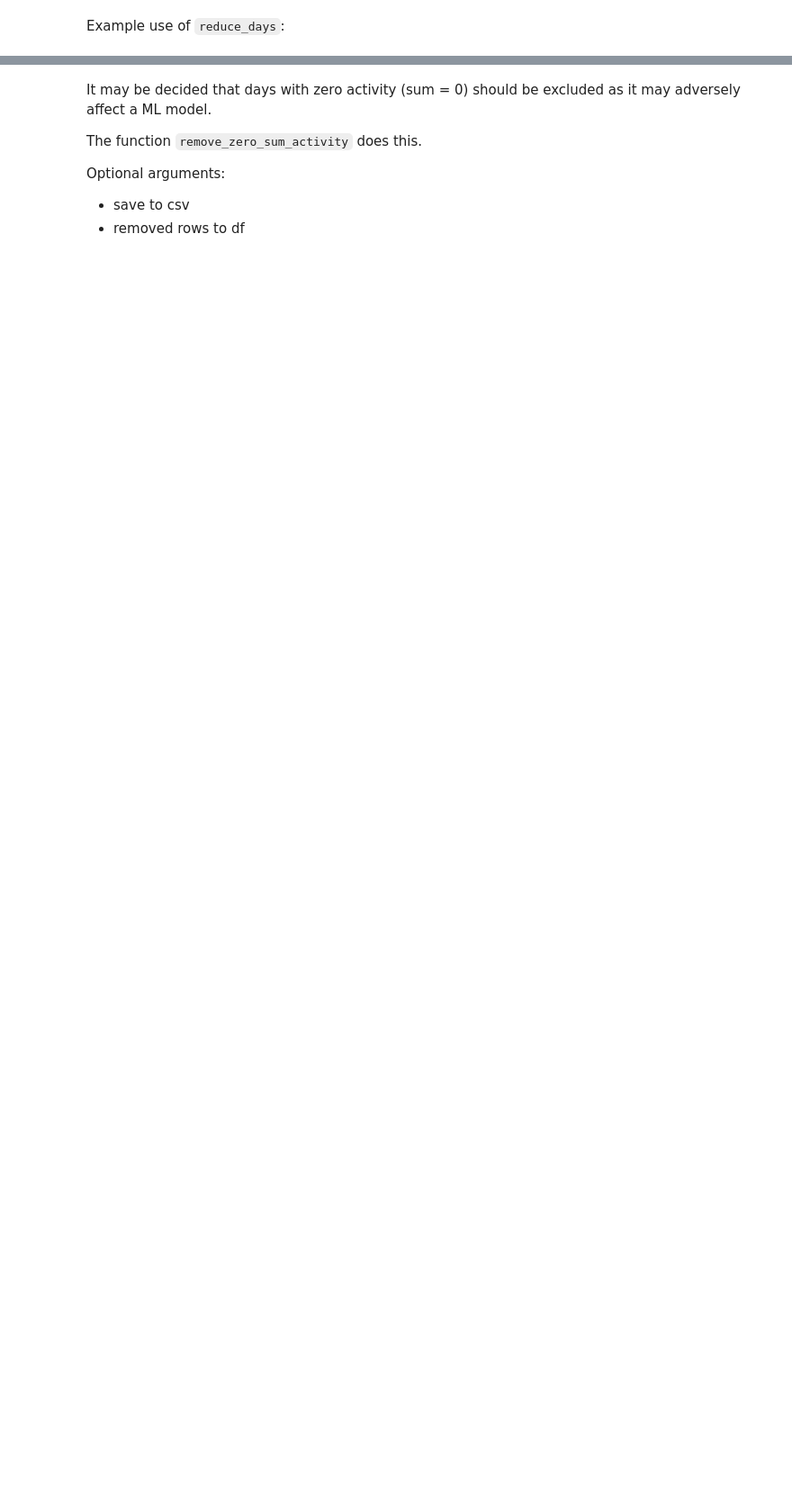
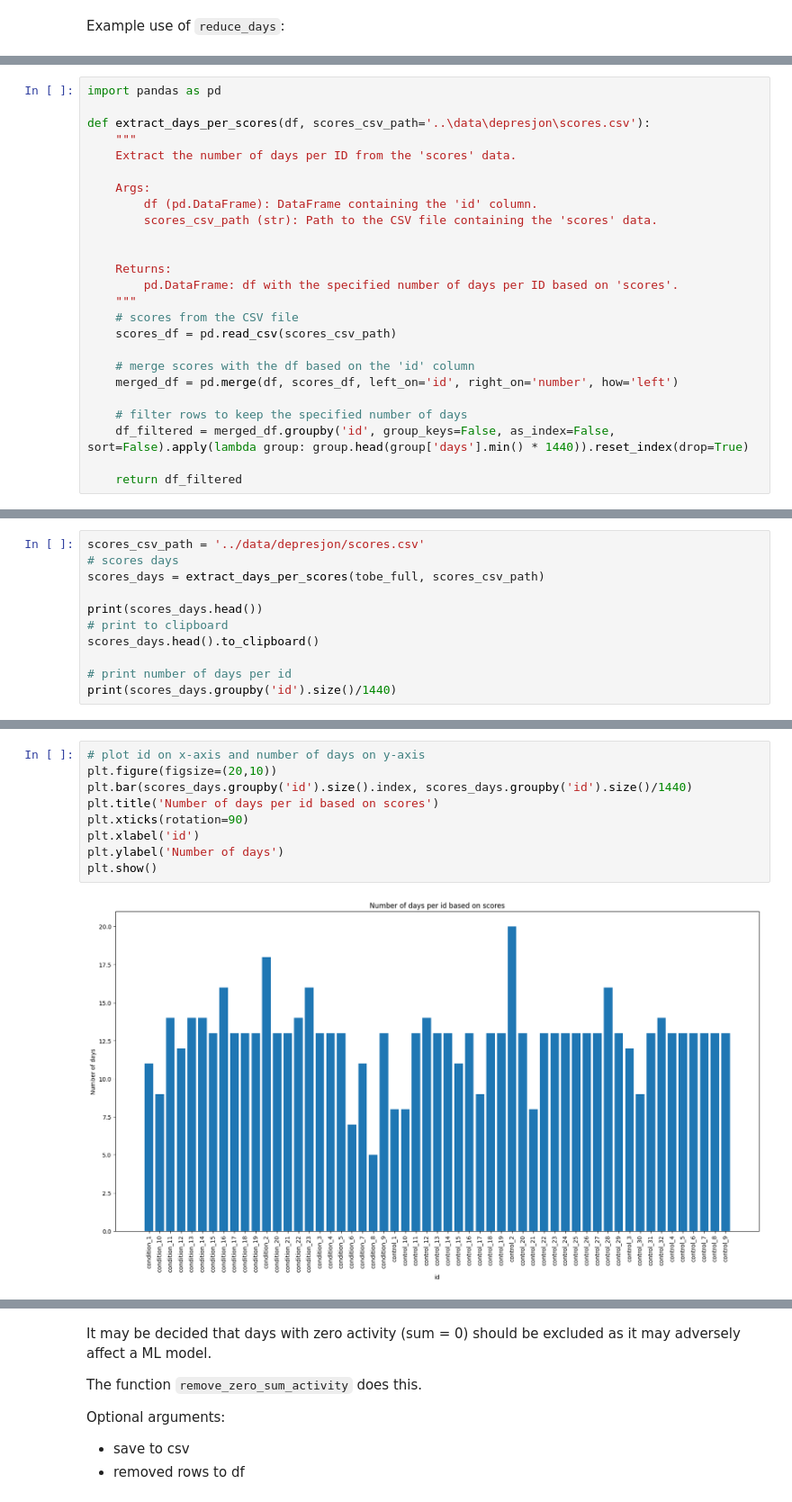
Before and after one commit to zoonalink/IGP-5, a Jupyter notebook: petter/data-process-v4.ipynb, the cells around one changed output, grey strips where cells are left out. Shown: that part at 90% size. Cells and saved outputs as stored; diff of their text form; blank space fills up the shorter version.

```diff
--- a/petter/data-process-v4.ipynb
+++ b/petter/data-process-v4.ipynb
@@ -478,0 +559,25 @@ Min days per id: 6.0
+# %%
+import pandas as pd
+
+def extract_days_per_scores(df, scores_csv_path='..\data\depresjon\scores.csv'):
+    """
+    Extract the number of days per ID from the 'scores' data.
+
+    Args:
+        df (pd.DataFrame): DataFrame containing the 'id' column.
+        scores_csv_path (str): Path to the CSV file containing the 'scores' data.
+
+
+    Returns:
+        pd.DataFrame: df with the specified number of days per ID based on 'scores'.
+    """
+    # scores from the CSV file
+    scores_df = pd.read_csv(scores_csv_path)
+
+    # merge scores with the df based on the 'id' column
+    merged_df = pd.merge(df, scores_df, left_on='id', right_on='number', how='left')
+
+    # filter rows to keep the specified number of days
+    df_filtered = merged_df.groupby('id', group_keys=False, as_index=False, sort=False).apply(lambda group: group.head(group['days'].min() * 1440)).reset_index(drop=True)
+
+    return df_filtered
@@ -478,0 +586,11 @@ Min days per id: 6.0
+# %%
+scores_csv_path = '../data/depresjon/scores.csv'
+# scores days
+scores_days = extract_days_per_scores(tobe_full, scores_csv_path)
+
+print(scores_days.head())
+# print to clipboard
+scores_days.head().to_clipboard()
+
+# print number of days per id
+print(scores_days.groupby('id').size()/1440)
@@ -478,0 +615,11 @@ Min days per id: 6.0
+# %%
+# plot id on x-axis and number of days on y-axis
+plt.figure(figsize=(20,10))
+plt.bar(scores_days.groupby('id').size().index, scores_days.groupby('id').size()/1440)
+plt.title('Number of days per id based on scores')
+plt.xticks(rotation=90)
+plt.xlabel('id')
+plt.ylabel('Number of days')
+plt.show()
+# %% [output]
+[figure, added]
```
Also changed, not shown: parts of 16 cells of this notebook, 11 other files.
